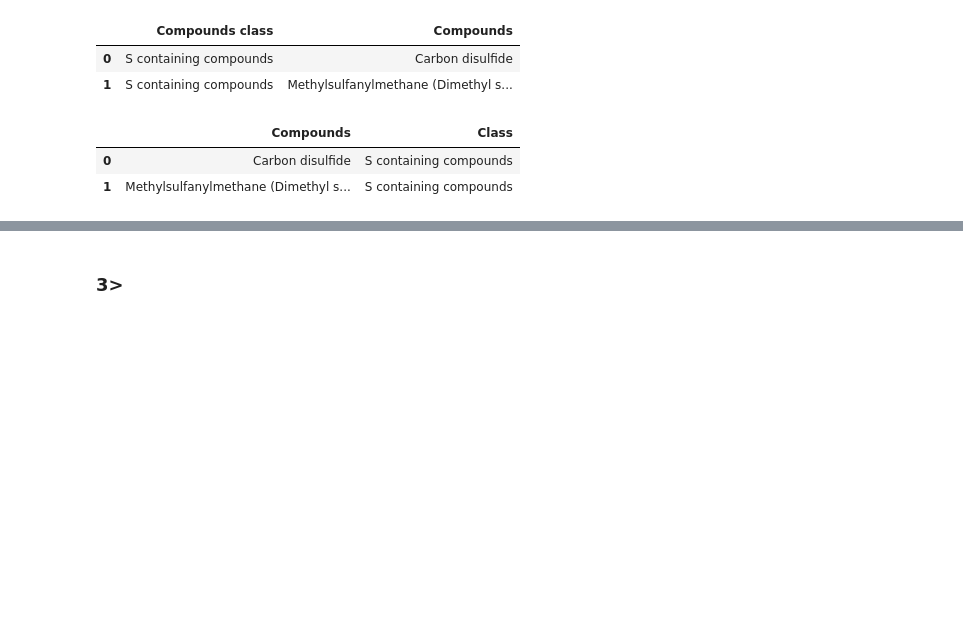
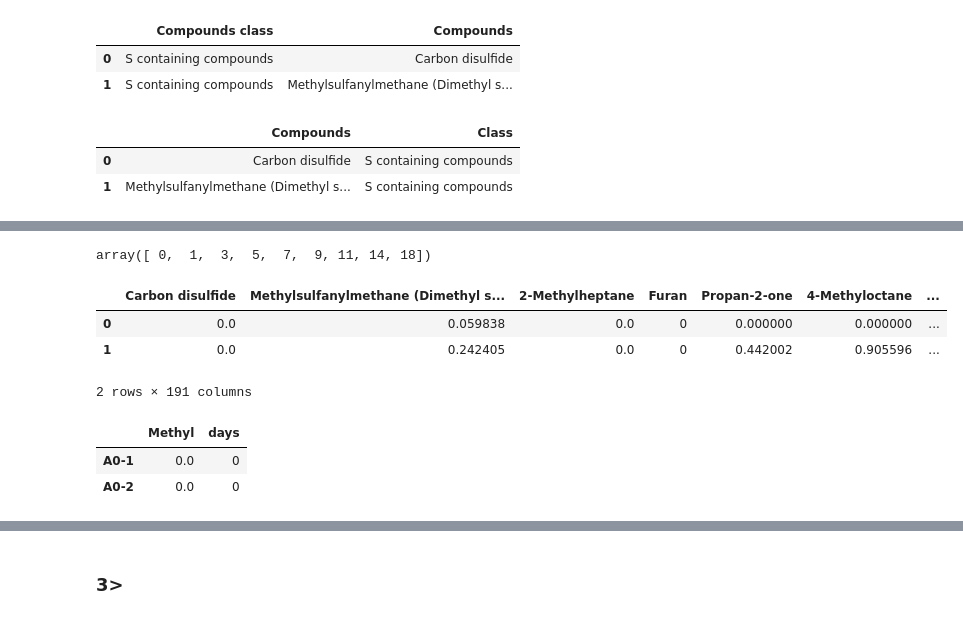
Before and after one commit to cosmos17/2025_STLab, a Jupyter notebook: Flavor/01_Volatile.ipynb, the cells around one changed output, grey strips where cells are left out. Cells and saved outputs as stored; diff of their text form; code cells hidden in the pictures; blank space fills up the shorter version.

```diff
--- a/Flavor/01_Volatile.ipynb
+++ b/Flavor/01_Volatile.ipynb
@@ -576,0 +132,4 @@ days = [0, 1, 3, 5, 7, 9, 11, 14, 18]
+# %%
+data['days'].unique()
+# %% [output]
+array([ 0,  1,  3,  5,  7,  9, 11, 14, 18])
@@ -576,0 +142,19 @@ days = [0, 1, 3, 5, 7, 9, 11, 14, 18]
+# %%
+vol00 = pd.read_excel('./data/GC_Volatile_day00.xlsx')
+vol01 = pd.read_excel('./data/GC_Volatile_day01.xlsx')
+vol03 = pd.read_excel('./data/GC_Volatile_day03.xlsx')
+
+vol05 = pd.read_excel('./data/GC_Volatile_day05.xlsx')
+vol07 = pd.read_excel('./data/GC_Volatile_day07.xlsx')
+vol09 = pd.read_excel('./data/GC_Volatile_day09.xlsx')
+
+vol11 = pd.read_excel('./data/GC_Volatile_day11.xlsx')
+vol14 = pd.read_excel('./data/GC_Volatile_day14.xlsx')
+vol18 = pd.read_excel('./data/GC_Volatile_day18.xlsx')
+
+vol18.head(2)
+# %% [output]
+|  | Carbon disulfide | Methylsulfanylmethane (Dimethyl s... | 2-Methylheptane | Furan | Propan-2-one | 4-Methyloctane | ... |
+| 0 | 0.0 | 0.059838 | 0.0 | 0 | 0.000000 | 0.000000 | ... |
+| 1 | 0.0 | 0.242405 | 0.0 | 0 | 0.442002 | 0.905596 | ... |
+2 rows × 191 columns
@@ -576,0 +165,8 @@ days = [0, 1, 3, 5, 7, 9, 11, 14, 18]
+# %%
+anova1 = data[['3-Methylbutan-1-ol', 'days']]
+anova1.columns = ['Methyl', 'days']
+anova1.head(2)
+# %% [output]
+|  | Methyl | days |
+| A0-1 | 0.0 | 0 |
+| A0-2 | 0.0 | 0 |
```
Also changed, not shown: parts of 84 cells of this notebook, 14 other files.
